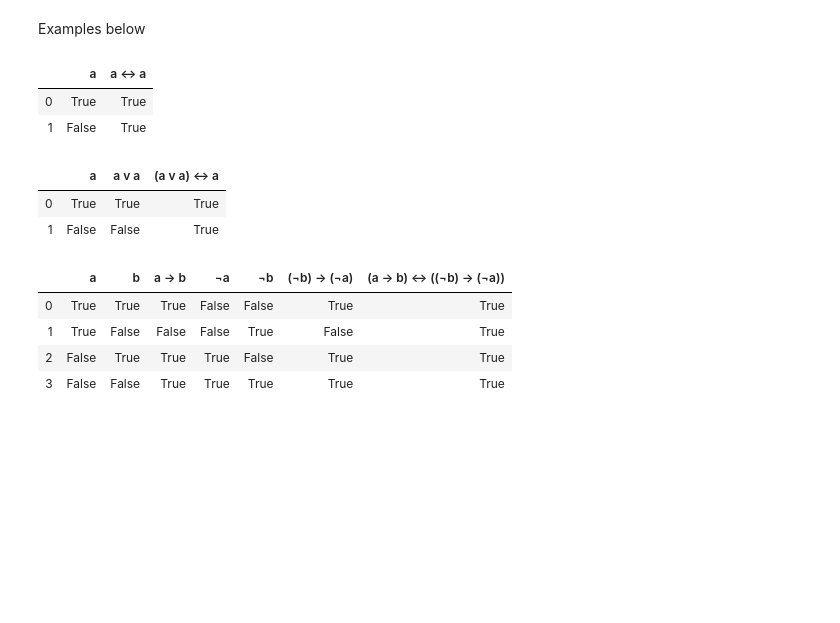
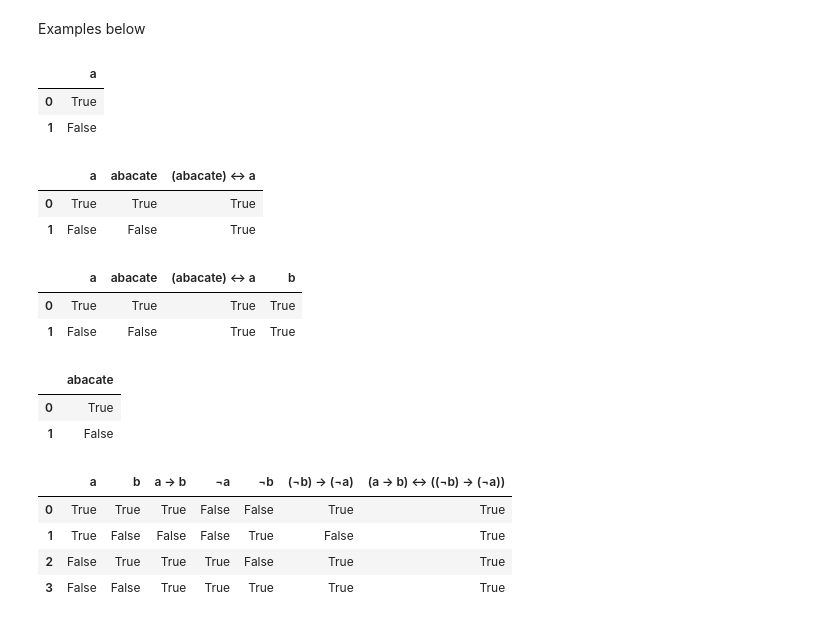
Before and after one commit to leomariga/pyTruthTable, a Jupyter notebook: logictable.ipynb, the cells around one changed output. Drawn from its saved outputs; the diff is of its cells as text; code cells hidden in the pictures; blank space fills up the shorter version.

Commit message:
Changed PyTruthTable to a class

```diff
--- a/logictable.ipynb
+++ b/logictable.ipynb
@@ -5,25 +5,51 @@ from pyTruthTable import * #Import all methods from pyTruthTable
 # %% [markdown]
 Examples below
+# %%
+df = pd.DataFrame({'a':[True, False]})
+
+t_table = ptt.PyTruthTable(df)
+t_table.table_df
+# %% [output]
+|  | a |
+| 0 | True |
+| 1 | False |
+# %%
+df = pd.DataFrame({'a':[True, False]})
+
+t_table = ptt.PyTruthTable(df)
+
+t_table.append("or", 0, 0, "abacate")
+t_table.append("equals", -1, 0)
+
+t_table.table_df
+# %% [output]
+|  | a | abacate | (abacate) ↔ a |
+| 0 | True | True | True |
+| 1 | False | False | True |
+# %%
+df = pd.DataFrame({'a':[True, False]})
+
+t_table = ptt.PyTruthTable(df)
+
+t_table.append("or", 0, 0, "abacate")
+t_table.append("equals", -1, 0)
+
+df2 = pd.DataFrame({'b':[True, True]})
+t_table.append_df(df2)
+t_table.table_df
+# %% [output]
+|  | a | abacate | (abacate) ↔ a | b |
+| 0 | True | True | True | True |
+| 1 | False | False | True | True |
 # %%
 df = pd.DataFrame({'a':[True, False]})
+t_table = ptt.PyTruthTable(df)
 
-df = df.join(l_equals(df, 0 ,0))
-df
+t_table.column("or", 0, 0, "abacate")
 # %% [output]
-|  | a | a ↔ a |
-| 0 | True | True |
-| 1 | False | True |
+|  | abacate |
+| 0 | True |
+| 1 | False |
-# %%
-df = pd.DataFrame({'a':[True, False]})
-
-df = df.join(l_or(df, 0 ,0))
-df = df.join(l_equals(df, 1 ,0))
-
-df
-# %% [output]
-|  | a | a v a | (a v a) ↔ a |
-| 0 | True | True | True |
-| 1 | False | False | True |
 # %%
 df = pd.DataFrame({'a':[True, True, False, False],
                    'b':[True, False, True, False]})
```
Also changed, not shown: parts of 2 cells of this notebook, 3 other files.
